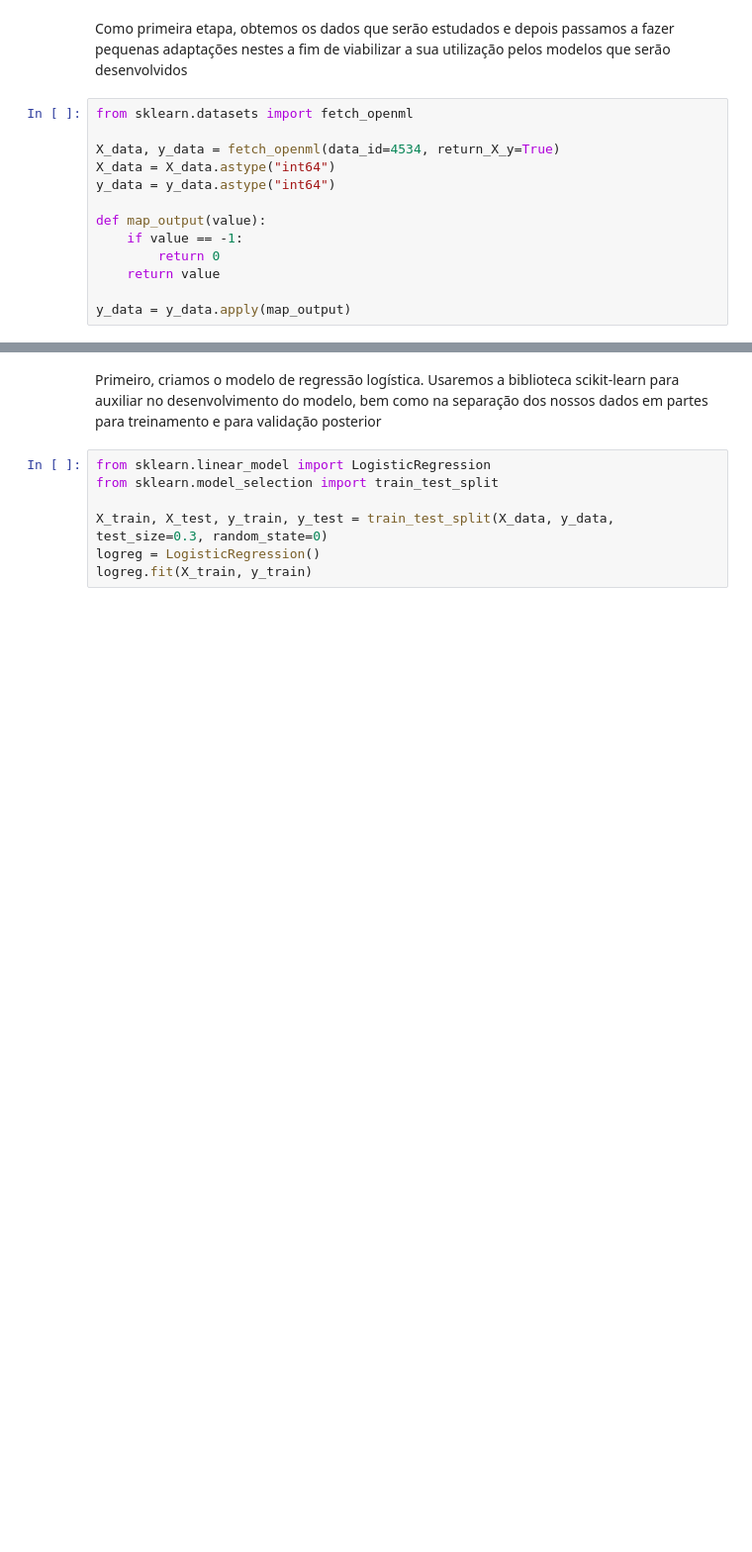
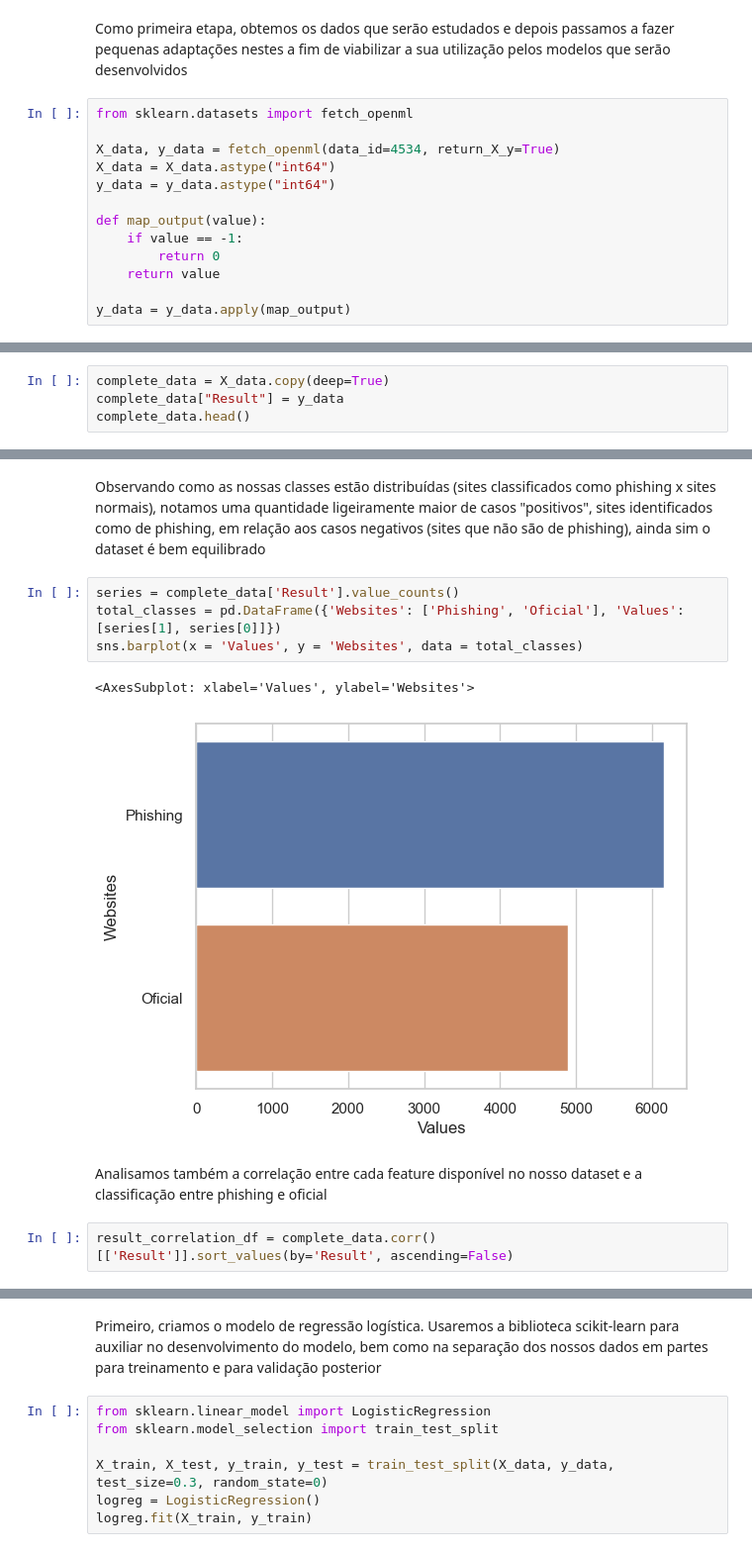
Before and after one commit to igorp-lopes/EA006-TFC, a Jupyter notebook: tfc.ipynb, the cells around one changed output, grey strips where cells are left out. Shown: that part at 99% size. Saved outputs shown, nothing was run; the diff lists cells and outputs as text; blank space fills up the shorter version.

```diff
--- a/tfc.ipynb
+++ b/tfc.ipynb
@@ -58,0 +42,4 @@ Name: Result, Length: 11055, dtype: int64
+# %%
+complete_data = X_data.copy(deep=True)
+complete_data["Result"] = y_data
+complete_data.head()
@@ -58,0 +54,13 @@ Name: Result, Length: 11055, dtype: int64
+# %% [markdown]
+Observando como as nossas classes estão distribuídas (sites classificados como phishing x sites normais), notamos uma quantidade ligeiramente maior de casos "positivos", sites identificados como de phishing, em relação aos casos negativos (sites que não são de phishing), ainda sim o dataset é bem equilibrado
+# %%
+series = complete_data['Result'].value_counts()
+total_classes = pd.DataFrame({'Websites': ['Phishing', 'Oficial'], 'Values': [series[1], series[0]]})
+sns.barplot(x = 'Values', y = 'Websites', data = total_classes)
+# %% [output]
+<AxesSubplot: xlabel='Values', ylabel='Websites'>
+[figure, added]
+# %% [markdown]
+Analisamos também a correlação entre cada feature disponível no nosso dataset e a classificação entre phishing e oficial
+# %%
+result_correlation_df = complete_data.corr()[['Result']].sort_values(by='Result', ascending=False)
```
Also changed, not shown: parts of 16 cells of this notebook.
